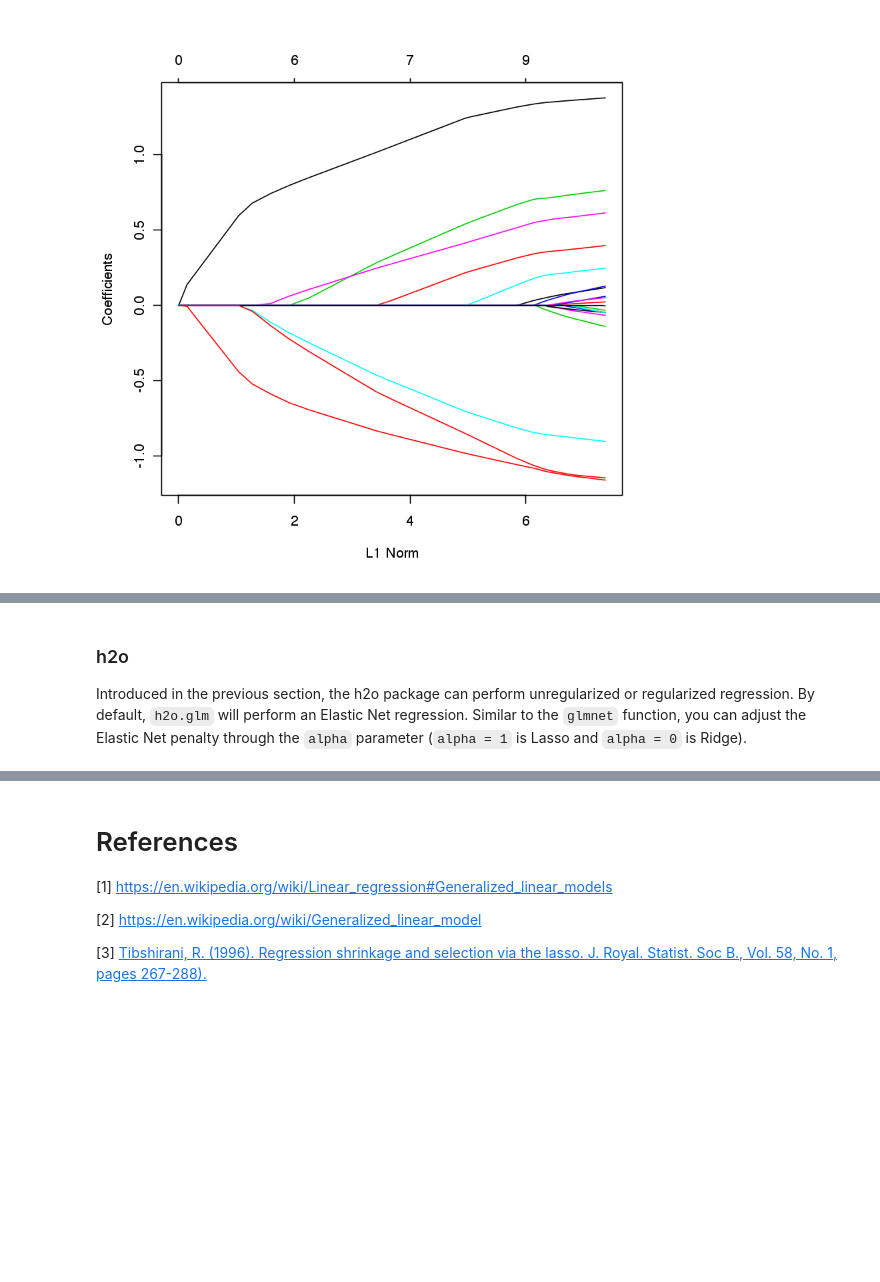
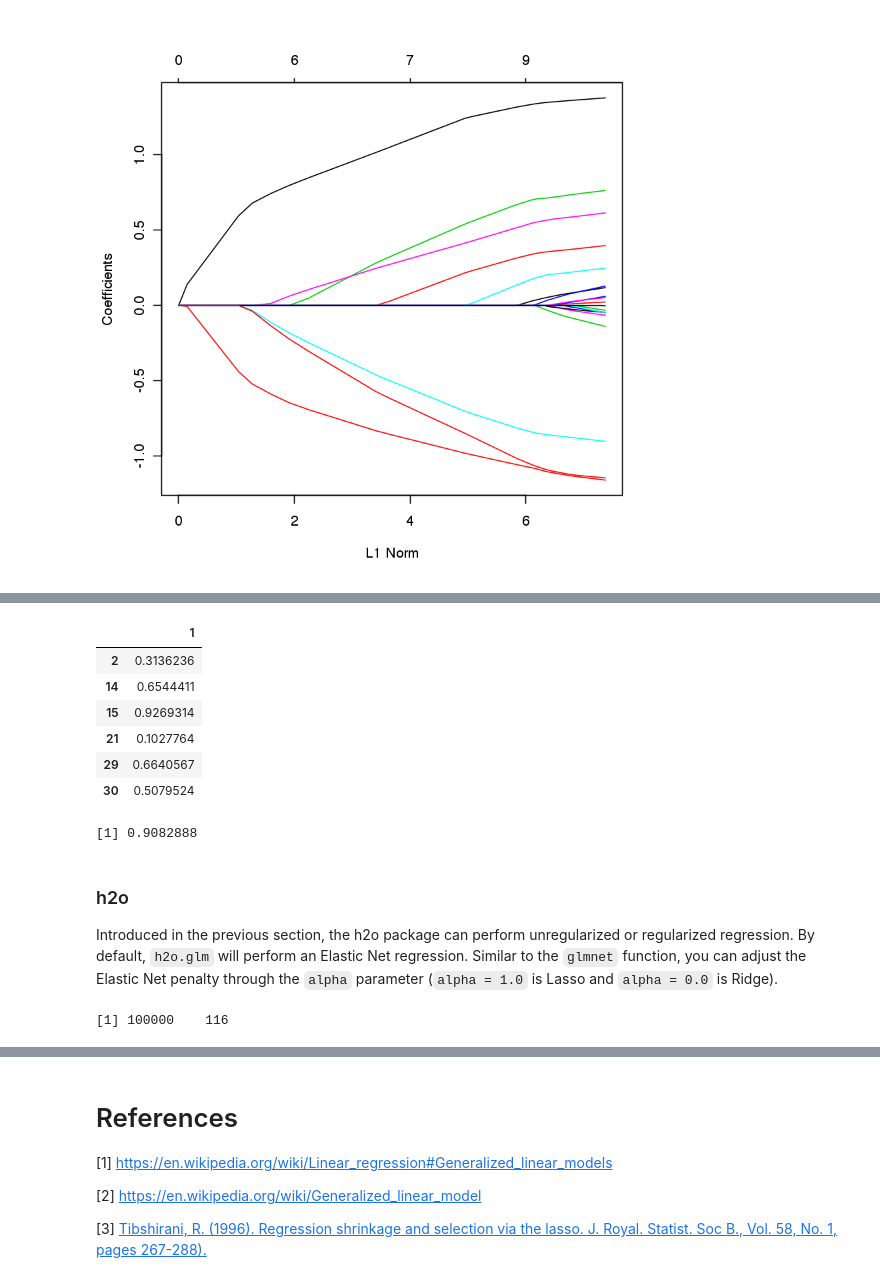
Before and after one commit to ledell/useR-machine-learning-tutorial, a Jupyter notebook: generalized-linear-models.ipynb, the cells around one changed output, grey strips where cells are left out. Drawn from its saved outputs; the diff is of its cells as text; code cells hidden in the pictures; blank space fills up the shorter version.

```diff
--- a/generalized-linear-models.ipynb
+++ b/generalized-linear-models.ipynb
@@ -478,3 +502,12 @@ plot(fit)
 [figure]
 # %%
 # TO DO: Add caret::twoClassSim example for comparison instead of "QuickStartExample"
+# %%
+# Simulate a binary response dataset
+library(caret)
+set.seed(1)
+df <- caret::twoClassSim(n = 100000,
+                         linearVars = 10,
+                         noiseVars = 50,
+                         corrVars = 50)
+dim(df)
@@ -480,0 +516,22 @@ plot(fit)
+# %%
+# Identify the response & predictor columns
+ycol <- "Class"
+xcols <- setdiff(names(df), ycol)
+df[,ycol] <- ifelse(df[,ycol]=="Class1", 0, 1)
+
+# Split the data into a 70/25% train/test sets
+set.seed(1)
+idxs <- caret::createDataPartition(y = df[,ycol], p = 0.75)[[1]]
+train <- df[idxs,]
+test <- df[-idxs,]
+train_y <- df[idxs, ycol]
+test_y <- df[-idxs, ycol]
+train_x <- model.matrix(~-1 + ., train[, xcols])
+test_x <- model.matrix(~-1 + ., test[, xcols])
+
+
+# Dimensions
+dim(train_x)
+length(train_y)
+dim(test_x)
+length(test_y)
@@ -481,16 +556,39 @@ plot(fit)
+# %%
+preds <- predict(cvfit$glmnet.fit,
+                newx = test_x,
+                s = cvfit$lambda.min,
+                type = "response")
+head(preds)
+# %% [output]
+|  | 1 |
+| 2 | 0.3136236 |
+| 14 | 0.6544411 |
+| 15 | 0.9269314 |
+| 21 | 0.1027764 |
+| 29 | 0.6640567 |
+| 30 | 0.5079524 |
+# %%
+#install.packages("cvAUC")
+library(cvAUC)
+
+cvAUC::AUC(predictions = preds, labels = test_y)
+# %% [output]
+[1] 0.9082888
 # %% [markdown]
 ### h2o
 
-Introduced in the previous section, the h2o package can perform unregularized or regularized regression.  By default, `h2o.glm` will perform an Elastic Net regression.  Similar to the `glmnet` function, you can adjust the Elastic Net penalty through the `alpha` parameter (`alpha = 1` is Lasso and `alpha = 0` is Ridge).
+Introduced in the previous section, the h2o package can perform unregularized or regularized regression.  By default, `h2o.glm` will perform an Elastic Net regression.  Similar to the `glmnet` function, you can adjust the Elastic Net penalty through the `alpha` parameter (`alpha = 1.0` is Lasso and `alpha = 0.0` is Ridge).
 # %%
 # Simulate a binary response dataset
 library(caret)
 set.seed(1)
 df <- caret::twoClassSim(n = 100000,
-                         linearVars = 100,
-                         noiseVars = 200,
-                         corrVars = 200)
+                         linearVars = 10,
+                         noiseVars = 50,
+                         corrVars = 50)
 dim(df)
+# %% [output]
+[1] 100000    116
 # %%
 # Convert the data into an H2OFrame
 library(h2o)
```
Also changed, not shown: parts of 15 cells of this notebook, 1 other file.
